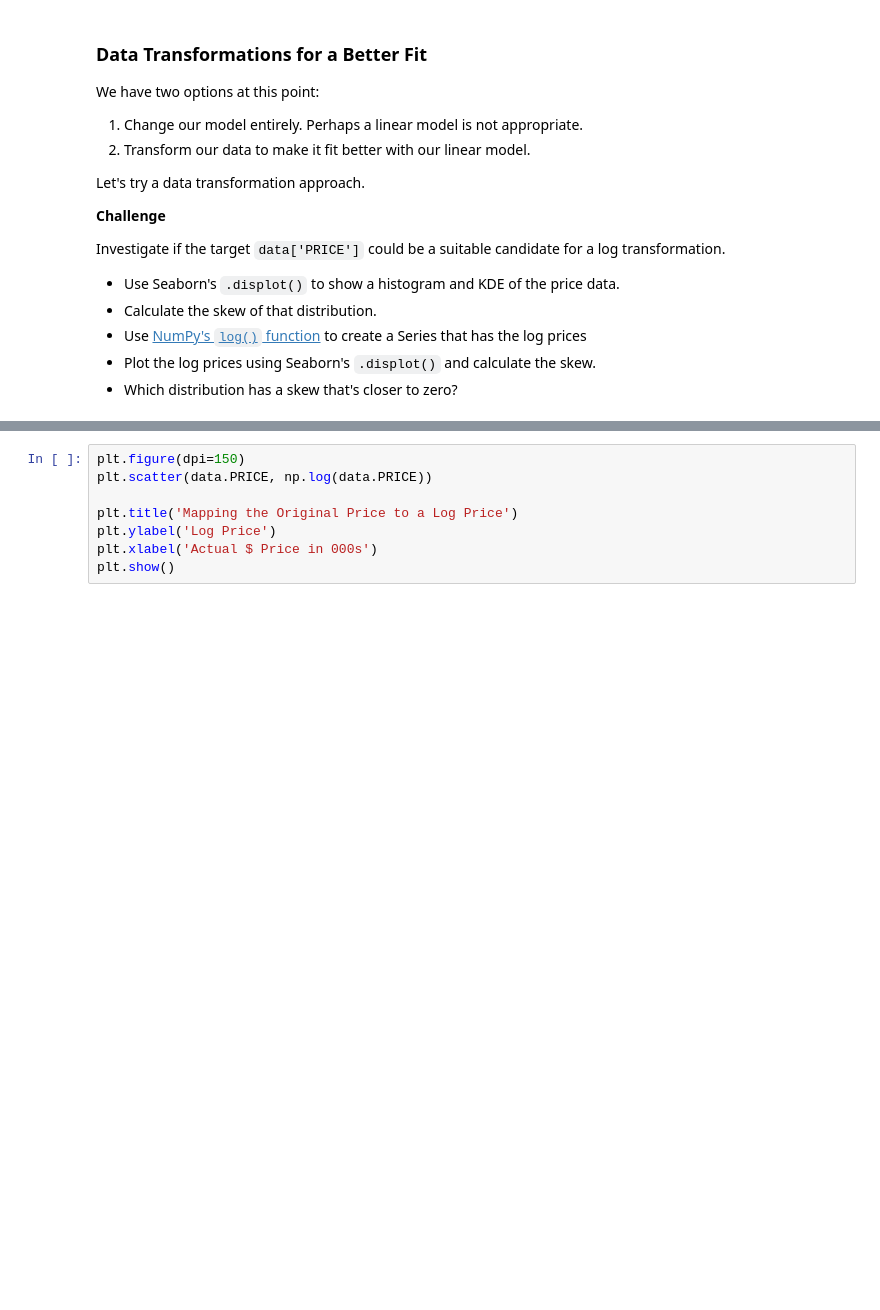
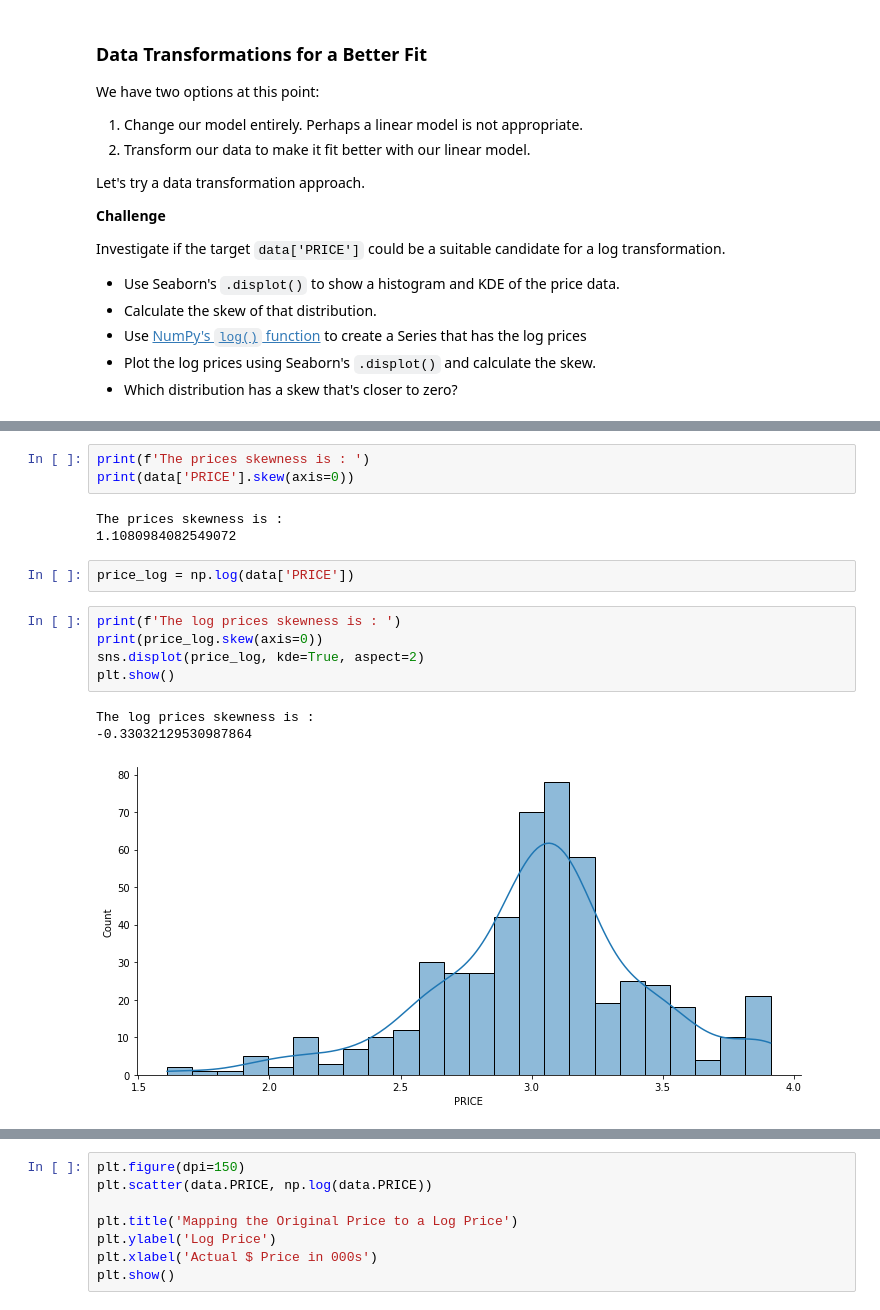
Before and after one commit to cedoula/100-days-of-code-python, a Jupyter notebook: Projects/Day_56/Multivariable_Regression/Multivariable_Regression_and_Valuation_Model.ipynb, the cells around one changed output, grey strips where cells are left out. Cells and saved outputs as stored; diff of their text form; blank space fills up the shorter version.

```diff
--- a/Projects/Day_56/Multivariable_Regression/Multivariable_Regression_and_Valuation_Model.ipynb
+++ b/Projects/Day_56/Multivariable_Regression/Multivariable_Regression_and_Valuation_Model.ipynb
@@ -469,3 +490,20 @@ Investigate if the target `data['PRICE']` could be a suitable candidate for a lo
+# %%
+print(f'The prices skewness is : ')
+print(data['PRICE'].skew(axis=0))
+# %% [output]
+The prices skewness is :
+1.1080984082549072
+# %%
+price_log = np.log(data['PRICE'])
+# %%
+print(f'The log prices skewness is : ')
+print(price_log.skew(axis=0))
+sns.displot(price_log, kde=True, aspect=2)
+plt.show()
+# %% [output]
+The log prices skewness is :
+-0.33032129530987864
+[figure, added]
 # %% [markdown]
 #### How does the log transformation work?
 
```
Also changed, not shown: parts of 3 cells of this notebook.
